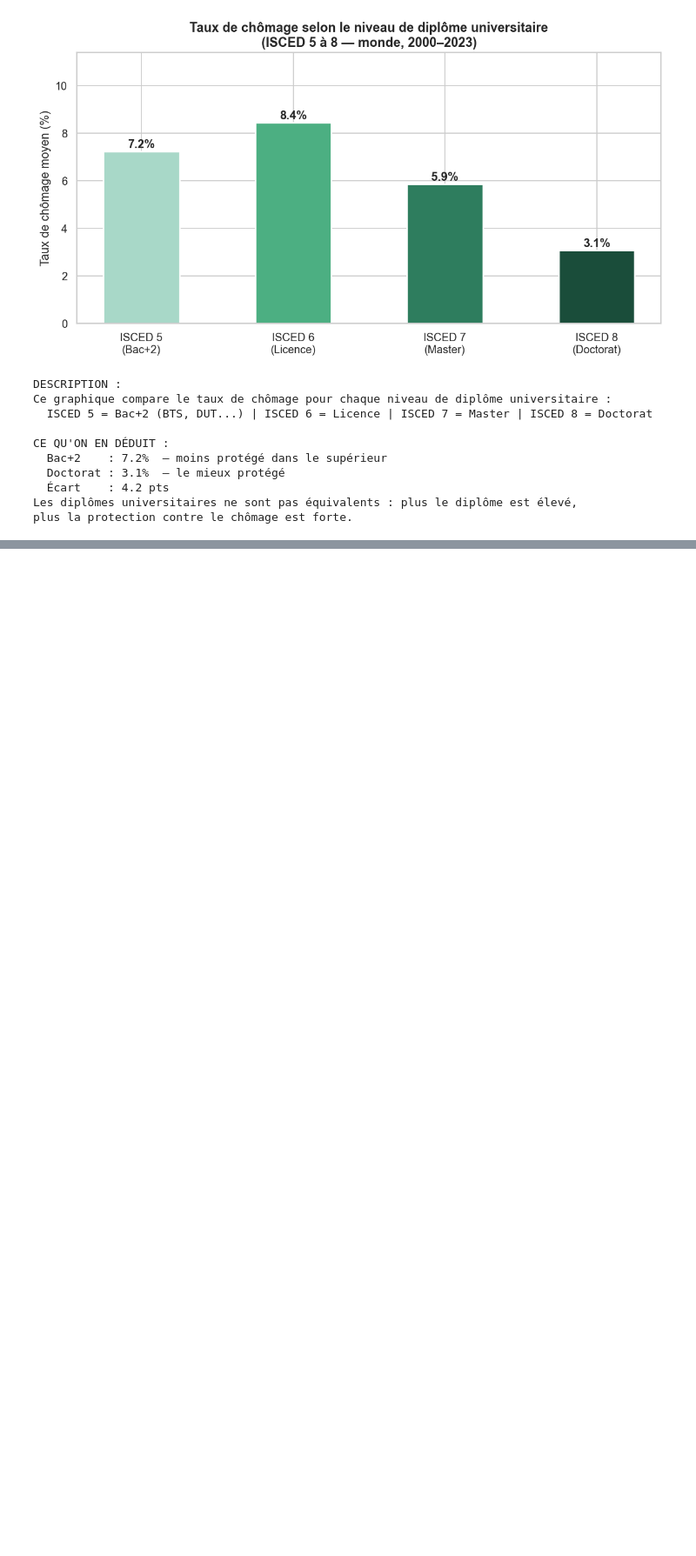
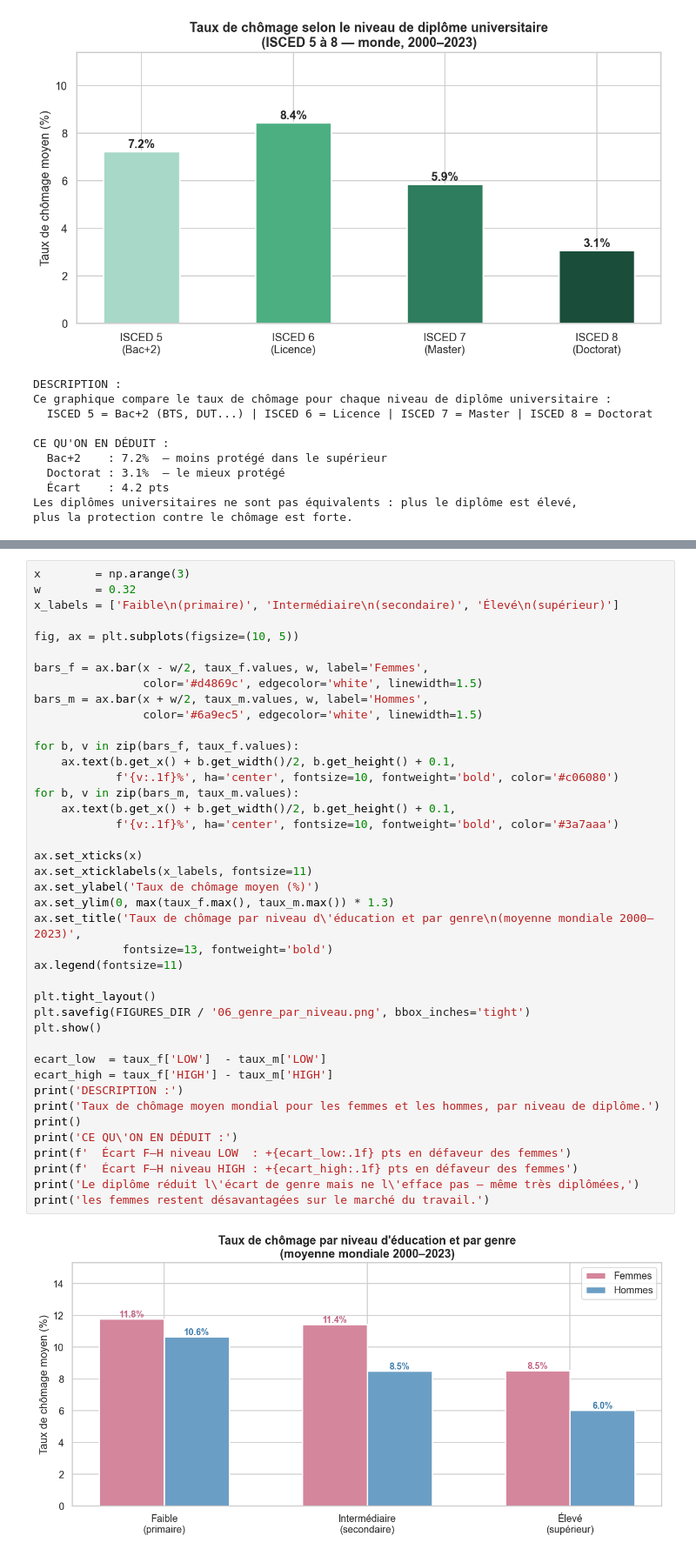
Before and after one commit to pallagueye1-orso/education-employment-analysis, a Jupyter notebook: notebooks/04_visualisations_evidentes.ipynb, the cells around one changed output, grey strips where cells are left out. Shown at 87% size. Cells and saved outputs as stored; diff of their text form; blank space fills up the shorter version.

```diff
--- a/notebooks/04_visualisations.ipynb
+++ b/notebooks/04_visualisations_evidentes.ipynb
@@ -367,0 +412,43 @@ plus la protection contre le chômage est forte.
+# %%
+x        = np.arange(3)
+w        = 0.32
+x_labels = ['Faible\n(primaire)', 'Intermédiaire\n(secondaire)', 'Élevé\n(supérieur)']
+
+fig, ax = plt.subplots(figsize=(10, 5))
+
+bars_f = ax.bar(x - w/2, taux_f.values, w, label='Femmes',
+                color='#d4869c', edgecolor='white', linewidth=1.5)
+bars_m = ax.bar(x + w/2, taux_m.values, w, label='Hommes',
+                color='#6a9ec5', edgecolor='white', linewidth=1.5)
+
+for b, v in zip(bars_f, taux_f.values):
+    ax.text(b.get_x() + b.get_width()/2, b.get_height() + 0.1,
+            f'{v:.1f}%', ha='center', fontsize=10, fontweight='bold', color='#c06080')
+for b, v in zip(bars_m, taux_m.values):
+    ax.text(b.get_x() + b.get_width()/2, b.get_height() + 0.1,
+            f'{v:.1f}%', ha='center', fontsize=10, fontweight='bold', color='#3a7aaa')
+
+ax.set_xticks(x)
+ax.set_xticklabels(x_labels, fontsize=11)
+ax.set_ylabel('Taux de chômage moyen (%)')
+ax.set_ylim(0, max(taux_f.max(), taux_m.max()) * 1.3)
+ax.set_title('Taux de chômage par niveau d\'éducation et par genre\n(moyenne mondiale 2000–2023)',
+             fontsize=13, fontweight='bold')
+ax.legend(fontsize=11)
+
+plt.tight_layout()
+plt.savefig(FIGURES_DIR / '06_genre_par_niveau.png', bbox_inches='tight')
+plt.show()
+
+ecart_low  = taux_f['LOW']  - taux_m['LOW']
+ecart_high = taux_f['HIGH'] - taux_m['HIGH']
+print('DESCRIPTION :')
+print('Taux de chômage moyen mondial pour les femmes et les hommes, par niveau de diplôme.')
+print()
+print('CE QU\'ON EN DÉDUIT :')
+print(f'  Écart F–H niveau LOW  : +{ecart_low:.1f} pts en défaveur des femmes')
+print(f'  Écart F–H niveau HIGH : +{ecart_high:.1f} pts en défaveur des femmes')
+print('Le diplôme réduit l\'écart de genre mais ne l\'efface pas — même très diplômées,')
+print('les femmes restent désavantagées sur le marché du travail.')
+# %% [output]
+[figure, added]
```
Also changed, not shown: parts of 11 cells of this notebook, 22 other files.
